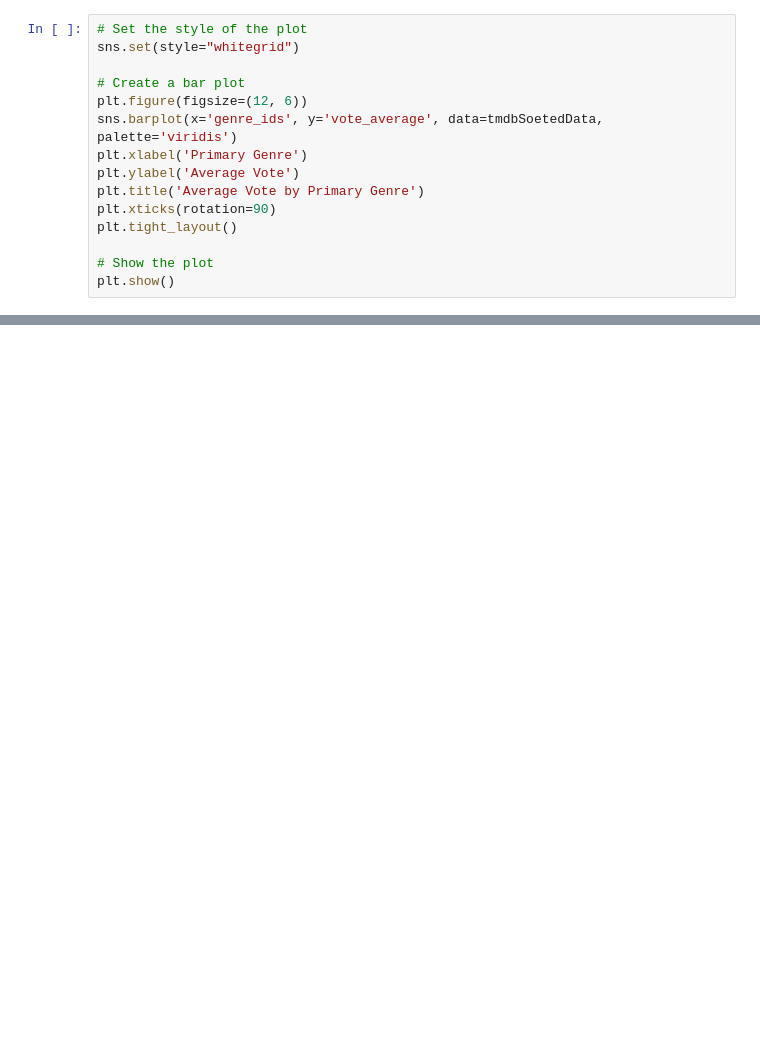
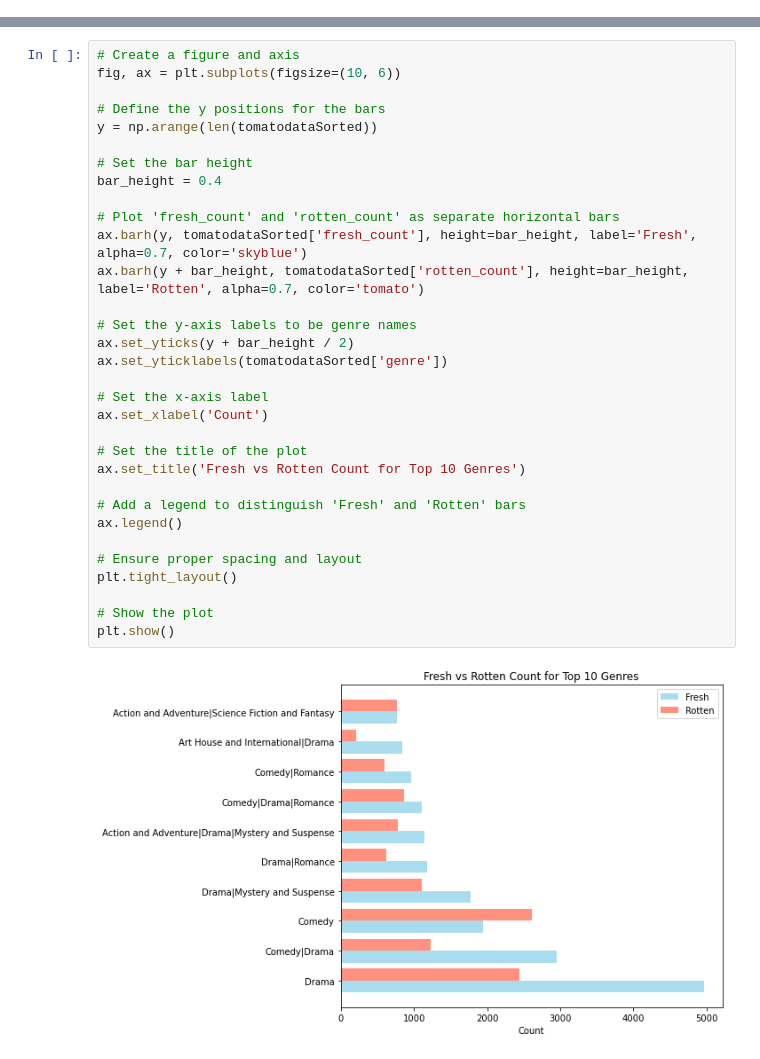
Before and after one commit to Wolfie3D/dsc-phase-1-project, a Jupyter notebook: student.ipynb, the cells around one changed output, grey strips where cells are left out. Cells and saved outputs as stored; diff of their text form; blank space fills up the shorter version.

```diff
--- a/student.ipynb
+++ b/student.ipynb
@@ -197,15 +0,0 @@ tmdbSoetedData
-# %%
-# Set the style of the plot
-sns.set(style="whitegrid")
-
-# Create a bar plot
-plt.figure(figsize=(12, 6))
-sns.barplot(x='genre_ids', y='vote_average', data=tmdbSoetedData, palette='viridis')
-plt.xlabel('Primary Genre')
-plt.ylabel('Average Vote')
-plt.title('Average Vote by Primary Genre')
-plt.xticks(rotation=90)
-plt.tight_layout()
-
-# Show the plot
-plt.show()
@@ -319,0 +120,34 @@ movies_details['genre_ids'][0].
+# %%
+# Create a figure and axis
+fig, ax = plt.subplots(figsize=(10, 6))
+
+# Define the y positions for the bars
+y = np.arange(len(tomatodataSorted))
+
+# Set the bar height
+bar_height = 0.4
+
+# Plot 'fresh_count' and 'rotten_count' as separate horizontal bars
+ax.barh(y, tomatodataSorted['fresh_count'], height=bar_height, label='Fresh', alpha=0.7, color='skyblue')
+ax.barh(y + bar_height, tomatodataSorted['rotten_count'], height=bar_height, label='Rotten', alpha=0.7, color='tomato')
+
+# Set the y-axis labels to be genre names
+ax.set_yticks(y + bar_height / 2)
+ax.set_yticklabels(tomatodataSorted['genre'])
+
+# Set the x-axis label
+ax.set_xlabel('Count')
+
+# Set the title of the plot
+ax.set_title('Fresh vs Rotten Count for Top 10 Genres')
+
+# Add a legend to distinguish 'Fresh' and 'Rotten' bars
+ax.legend()
+
+# Ensure proper spacing and layout
+plt.tight_layout()
+
+# Show the plot
+plt.show()
+# %% [output]
+[figure, added]
```
Also changed, not shown: parts of 80 cells of this notebook, 4 other files.
